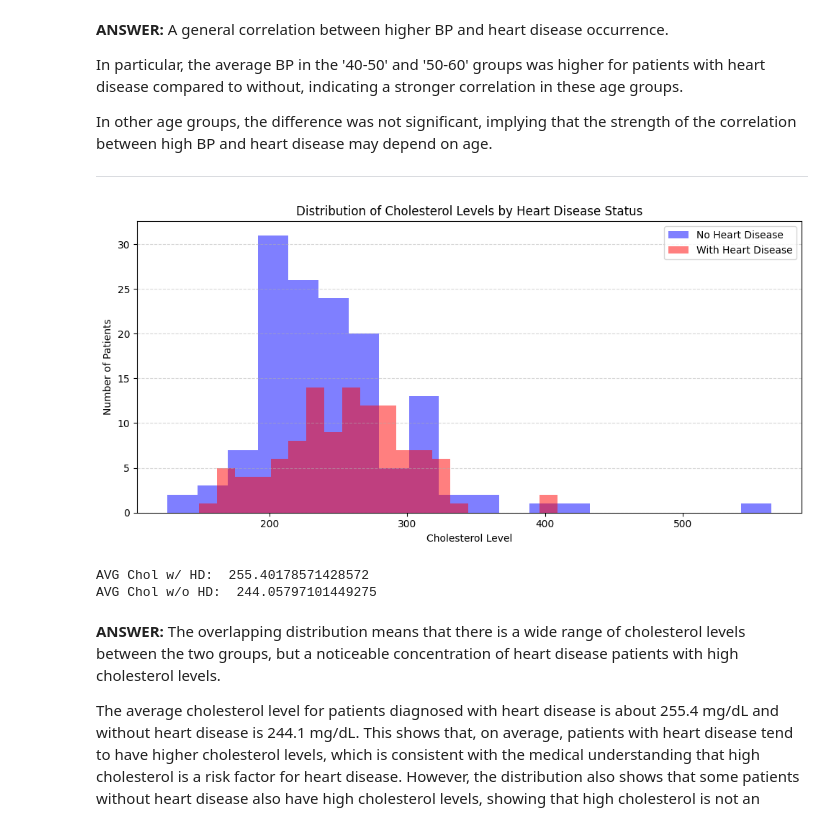
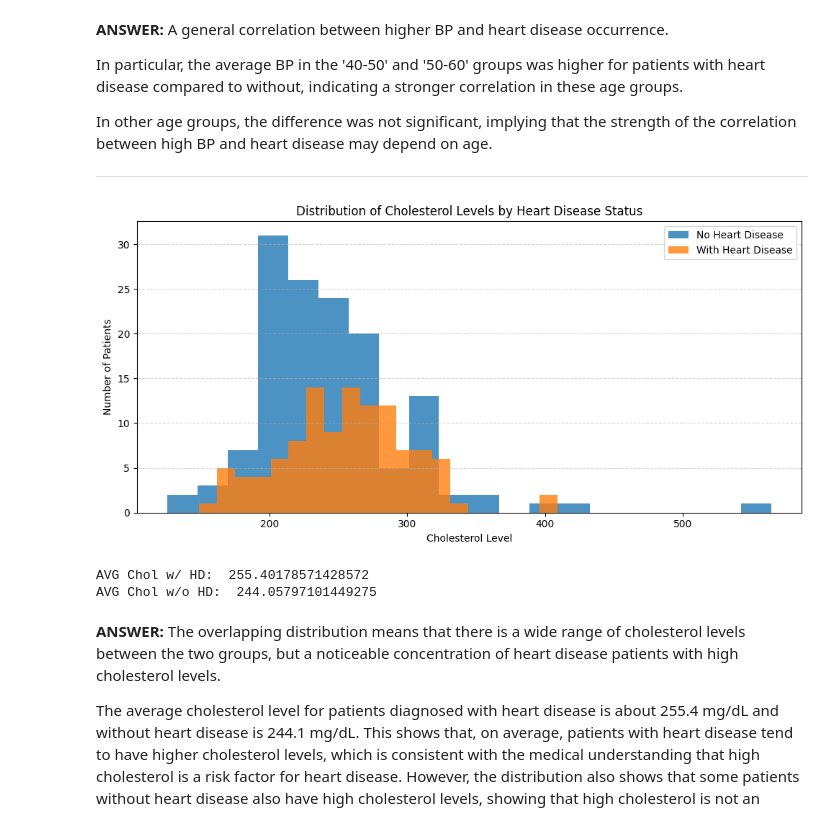
Before and after one commit to kyook17/BADM576, a Jupyter notebook: HW3_heart_disease_dataset_Kiwook_Song.ipynb, the cells around one changed output. Drawn from its saved outputs; the diff is of its cells as text; code cells hidden in the pictures.

```diff
--- a/HW3_heart_disease_dataset_Kiwook_Song.ipynb
+++ b/HW3_heart_disease_dataset_Kiwook_Song.ipynb
@@ -247,30 +247,30 @@ In other age groups, the difference was not significant, implying that the stren
 # %%
 # 5. Cholesterol Level Insights: Analyze the distribution of cholesterol levels in patients with and without heart disease; what is the average cholesterol level in patients diagnosed with heart disease
 # Separate the dataset into two groups based on heart disease presence
 with_heart_disease = df_hr[df_hr['Heart Disease'] == 'Presence']
 without_heart_disease = df_hr[df_hr['Heart Disease'] == 'Absence']
 
 # Plotting the distribution of cholesterol levels
 plt.figure(figsize=(10, 5))
 
-plt.hist(without_heart_disease['Cholesterol'], bins=20, alpha=0.5, label='No Heart Disease', color='blue')
-plt.hist(with_heart_disease['Cholesterol'], bins=20, alpha=0.5, label='With Heart Disease', color='red')
+plt.hist(without_heart_disease['Cholesterol'], bins=20, alpha=0.8, label='No Heart Disease', color='tab:blue')
+plt.hist(with_heart_disease['Cholesterol'], bins=20, alpha=0.8, label='With Heart Disease', color='tab:orange')
 
 plt.title('Distribution of Cholesterol Levels by Heart Disease Status')
 plt.xlabel('Cholesterol Level')
 plt.ylabel('Number of Patients')
 plt.legend()
 plt.grid(axis='y', linestyle='--', alpha=0.5)
 plt.tight_layout()
 plt.show()
 
 # Calculating the average cholesterol level among patients diagnosed with heart disease
 average_cholesterol_hd = with_heart_disease['Cholesterol'].mean()
 average_cholesterol_nhd = without_heart_disease['Cholesterol'].mean()
 print("AVG Chol w/ HD: ", average_cholesterol_hd)
 print("AVG Chol w/o HD: ",average_cholesterol_nhd)
 # %% [output]
-[figure, old version]
+[figure, new version]
 AVG Chol w/ HD:  255.40178571428572
 AVG Chol w/o HD:  244.05797101449275
 # %% [markdown]
```
Also changed, not shown: parts of 4 cells of this notebook.
